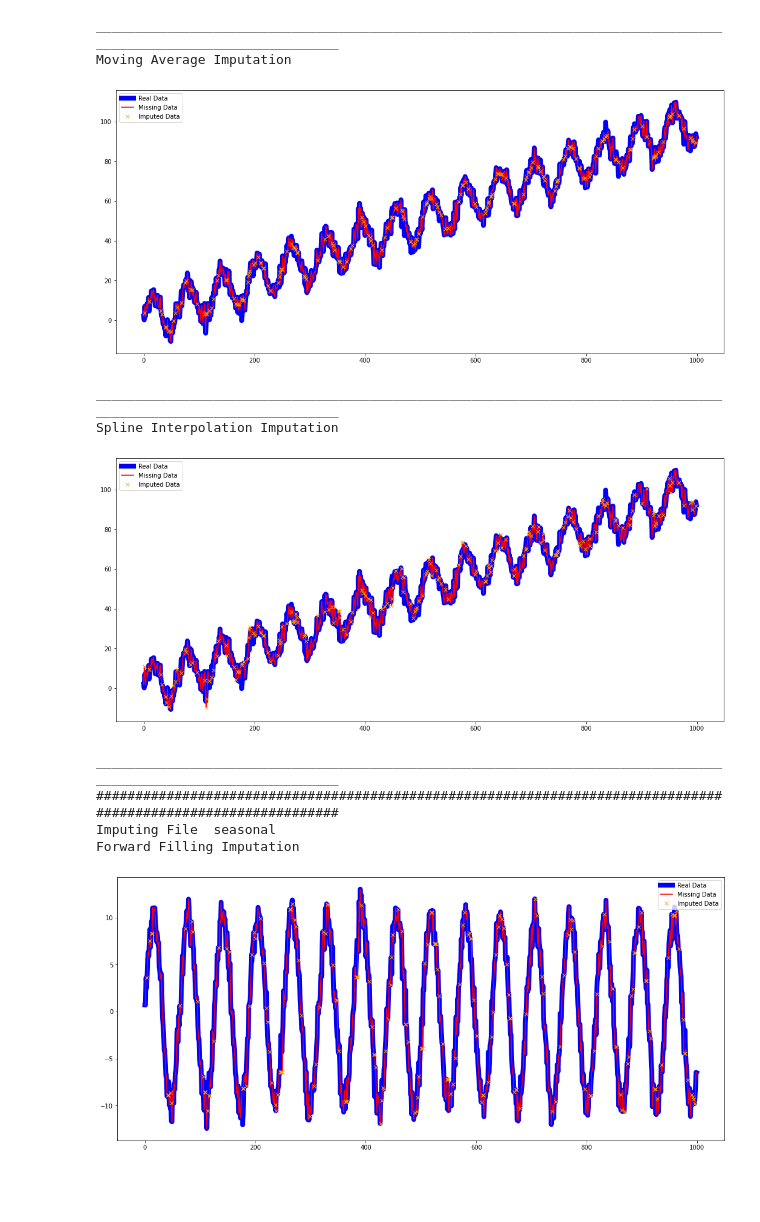
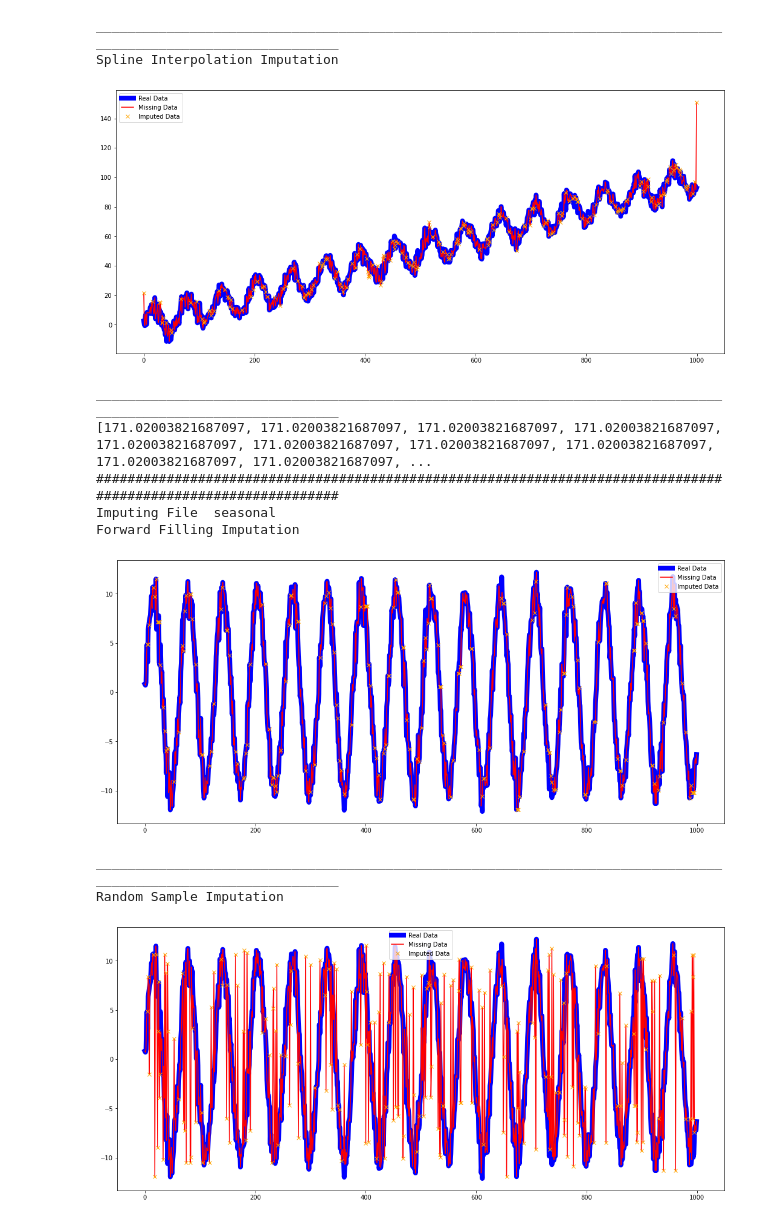
Before and after one commit to Alfieriek/MissingDataInTimeSeries, a Jupyter notebook: 00.01_Imputing Synthetic Data.ipynb, the cells around one changed output. Drawn from its saved outputs; the diff is of its cells as text; code cells hidden in the pictures; blank space fills up the shorter version.

```diff
--- a/00.01_Imputing Synthetic Data.ipynb
+++ b/00.01_Imputing Synthetic Data.ipynb
@@ -23,6 +27,10 @@ def remove_random_points(df_input, num_missing=200):
 REPETE = 30
 dict_rmse = {}
 for file in files:
+    list_ff = []
+    list_rs = []
+    list_mi = []
+    list_si = []
     df_complete = pd.read_csv('output\/'+ file + '_complete.csv', index_col=0)
     df_missing = remove_random_points(df_complete, num_missing=200)
 
@@ -32,81 +40,51 @@ for file in files:
 
         ##############################################################################################################
         imputed_ff = forwardFilling.inputTrainingData(df_missing)
-        rmse = mean_squared_error(imputed_ff, df_complete, squared=True)
-
+        list_ff.append(mean_squared_error(imputed_ff, df_complete, squared=True))
         if count == 0:
             print("Forward Filling Imputation")
             util.plot(df_complete, df_missing, imputed_ff)
-            dict_rmse[file+'_ff'] = rmse
             print("_______________________________________________________________________________________________________________")
         elif count == REPETE-1:
-            dict_rmse[file+'_ff'] += rmse
-            dict_rmse[file+'_ff'] = dict_rmse[file+'_ff']/REPETE
-        else:
-            dict_rmse[file+'_ff'] += rmse
+            dict_rmse[file+'_mean_ff'] = np.mean(list_ff)
+            dict_rmse[file+'_std_ff'] = np.std(list_ff)
 
         ##############################################################################################################
         for count2 in range(REPETE):
             imputed_rs = randomSampleImputation.inputTrainingData(df_missing, sliding_window_size = 0.03)
-            rmse = mean_squared_error(imputed_rs, df_complete, squared=True)
-
+            list_rs.append(mean_squared_error(imputed_rs, df_complete, squared=True))
             if count == 0 and count2 == 0:
                 print("Random Sample Imputation")
                 util.plot(df_complete, df_missing, imputed_rs)
-                dict_rmse[file+'_rs'] = rmse
                 print("_______________________________________________________________________________________________________________")
             elif count == REPETE-1 and count2 == REPETE-1:
-                dict_rmse[file+'_rs'] += rmse
-                dict_rmse[file+'_rs'] = dict_rmse[file+'_rs']/(REPETE*REPETE)
-            else:
-                dict_rmse[file+'_rs'] += rmse
-
+                dict_rmse[file+'_mean_rs'] = np.mean(list_rs)
+                dict_rmse[file+'_std_rs'] = np.std(list_rs)
 
         ##############################################################################################################
         imputed_mi = meanImputation.inputTrainingData(df_missing)
-        rmse = mean_squared_error(imputed_mi, df_complete, squared=True)
-
+        list_mi.append(mean_squared_error(imputed_mi, df_complete, squared=True))
         if count == 0:
             print("Mean Imputation")
             util.plot(df_complete, df_missing, imputed_mi)
-            dict_rmse[file+'_mi'] = rmse
             print("_______________________________________________________________________________________________________________")
         elif count == REPETE-1:
-            dict_rmse[file+'_mi'] += rmse
-            dict_rmse[file+'_mi'] = dict_rmse[file+'_mi']/REPETE
-        else:
-            dict_rmse[file+'_mi'] += rmse
+            print(list_mi)
+            dict_rmse[file+'_mean_mi'] = np.mean(list_mi)
+            dict_rmse[file+'_std_mi'] = np.std(list_mi)
 
-        ##############################################################################################################
-        imputed_ma = movingAverage.inputTrainingData(df_missing, 3)
-        rmse = mean_squared_error(imputed_ma, df_complete, squared=True)
-
-        if count == 0:
-            print("Moving Average Imputation")
-            util.plot(df_complete, df_missing, imputed_ma)
-            dict_rmse[file+'_ma'] = rmse
-            print("_______________________________________________________________________________________________________________")
-        elif count == REPETE-1:
-            dict_rmse[file+'_ma'] += rmse
-            dict_rmse[file+'_ma'] = dict_rmse[file+'_ma']/REPETE
-        else:
-            dict_rmse[file+'_ma'] += rmse
 
         ##############################################################################################################
         for count2 in range(REPETE):
             imputed_si = splineInterpolation.inputTrainingData(df_missing, derivate_order=2)
-            rmse = mean_squared_error(imputed_si, df_complete, squared=True)
-
+            list_si.append(mean_squared_error(imputed_si, df_complete, squared=True))
             if count == 0 and count2 == 0:
                 print("Spline Interpolation Imputation")
                 util.plot(df_complete, df_missing, imputed_si)
-                dict_rmse[file+'_si'] = rmse
                 print("_______________________________________________________________________________________________________________")
             elif count == REPETE-1 and count2 == REPETE-1:
-                dict_rmse[file+'_si'] += rmse
-                dict_rmse[file+'_si'] = dict_rmse[file+'_si']/(REPETE*REPETE)
-            else:
-                dict_rmse[file+'_si'] += rmse
+                dict_rmse[file+'_mean_si'] = np.mean(list_si)
+                dict_rmse[file+'_std_si'] = np.std(list_si)
 
     print("###############################################################################################################")
 
@@ -124,11 +102,12 @@ Mean Imputation
 _______________________________________________________________________________________________________________
-Moving Average Imputation
+Spline Interpolation Imputation
-[figure, old version]
+[figure, new version]
 _______________________________________________________________________________________________________________
-Spline Interpolation Imputation
+[171.02003821687097, 171.02003821687097, 171.02003821687097, 171.02003821687097, 171.02003821687097, 171.02003821687097, 171.02003821687097, 171.02003821687097, 171.02003821687097, 171.02003821687097, ...
+###############################################################################################################
+Imputing File  seasonal
+Forward Filling Imputation
-[figure, old version]
+[figure, new version]
 _______________________________________________________________________________________________________________
-###############################################################################################################
-Imputing File  seasonal
-Forward Filling Imputation
+Random Sample Imputation
-[figure, old version]
+[figure, new version]
```
Also changed, not shown: parts of 2 cells of this notebook, 10 other files.
